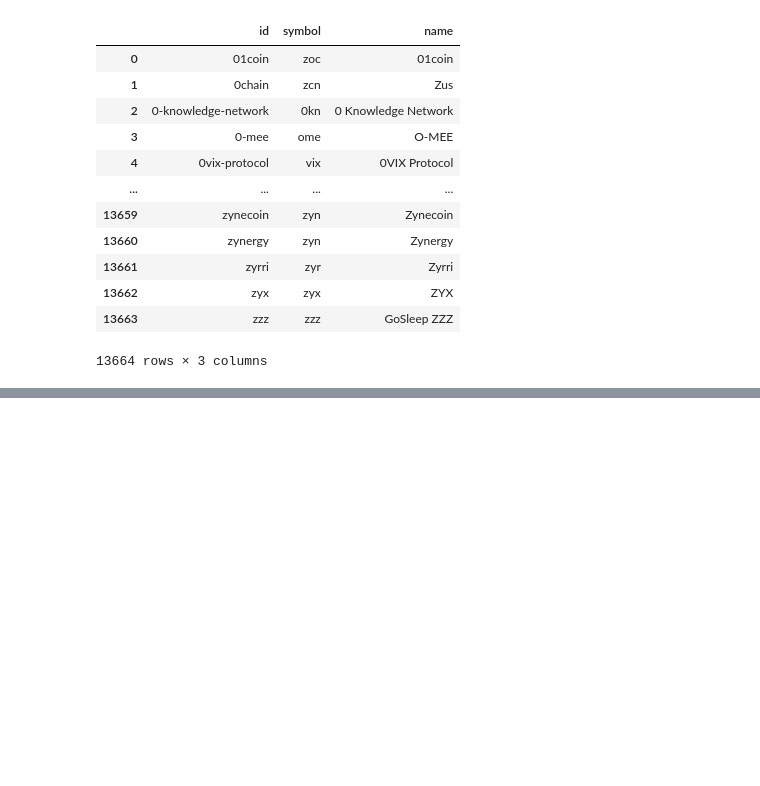
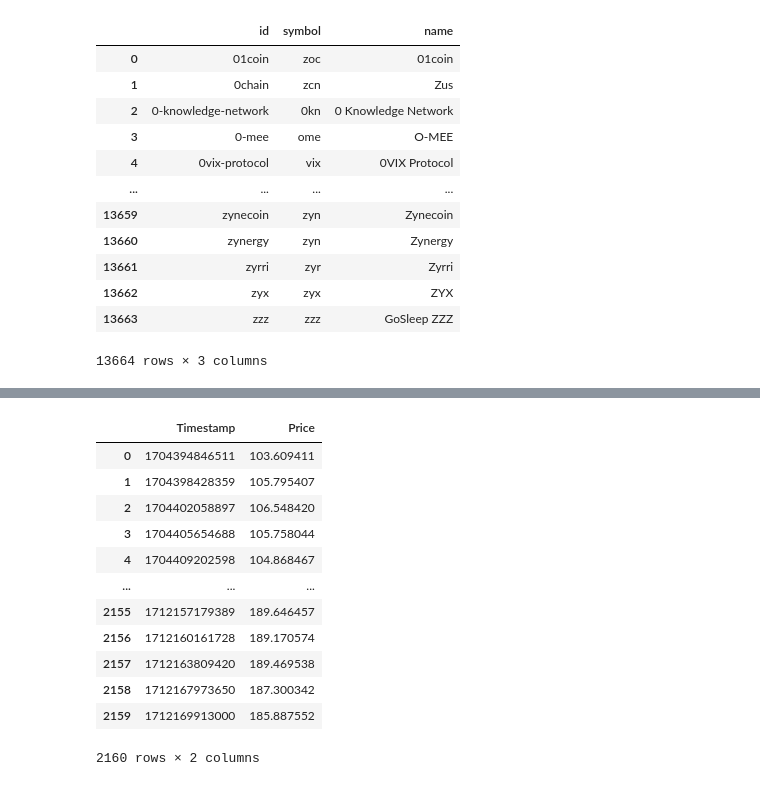
Before and after one commit to samarth003/ibm-data-science-repo, a Jupyter notebook: Python-DS-AI-labs/wk5/pycoingecko.ipynb, the cells around one changed output, grey strips where cells are left out. Saved outputs shown, nothing was run; the diff lists cells and outputs as text; code cells hidden in the pictures; blank space fills up the shorter version.

```diff
--- a/Python-DS-AI-labs/wk5/pycoingecko.ipynb
+++ b/Python-DS-AI-labs/wk5/pycoingecko.ipynb
@@ -187,0 +219,17 @@ l
+# %%
+sol_price_df = pd.DataFrame(solana_data['prices'], columns=['Timestamp', 'Price'])
+sol_price_df
+# %% [output]
+|  | Timestamp | Price |
+| 0 | 1704394846511 | 103.609411 |
+| 1 | 1704398428359 | 105.795407 |
+| 2 | 1704402058897 | 106.548420 |
+| 3 | 1704405654688 | 105.758044 |
+| 4 | 1704409202598 | 104.868467 |
+| ... | ... | ... |
+| 2155 | 1712157179389 | 189.646457 |
+| 2156 | 1712160161728 | 189.170574 |
+| 2157 | 1712163809420 | 189.469538 |
+| 2158 | 1712167973650 | 187.300342 |
+| 2159 | 1712169913000 | 185.887552 |
+2160 rows × 2 columns
```
Also changed, not shown: parts of 10 cells of this notebook.
